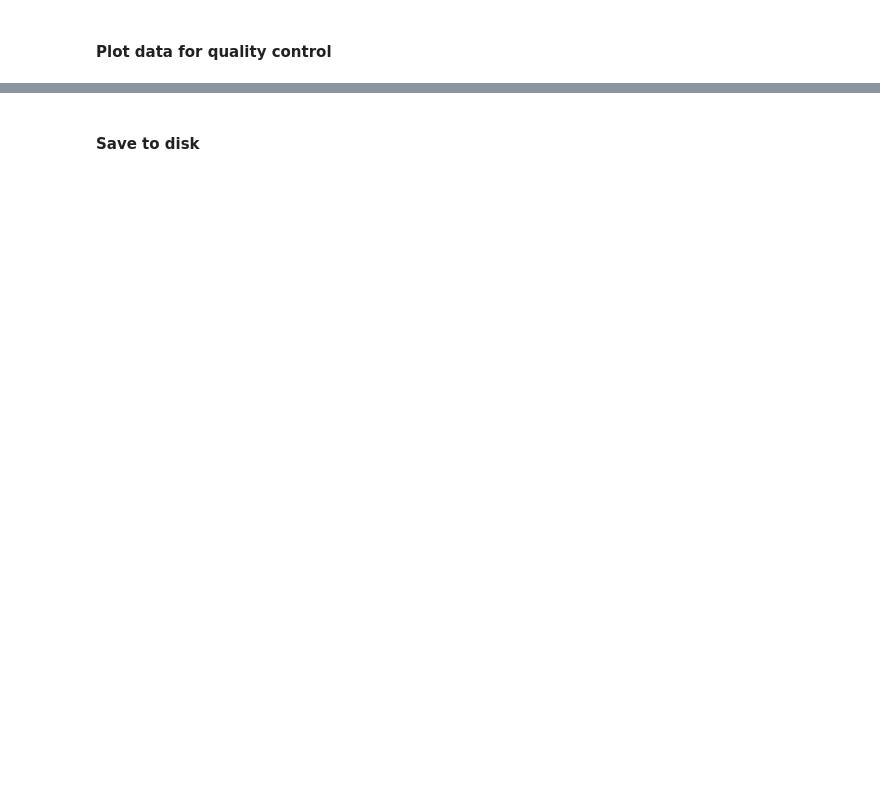
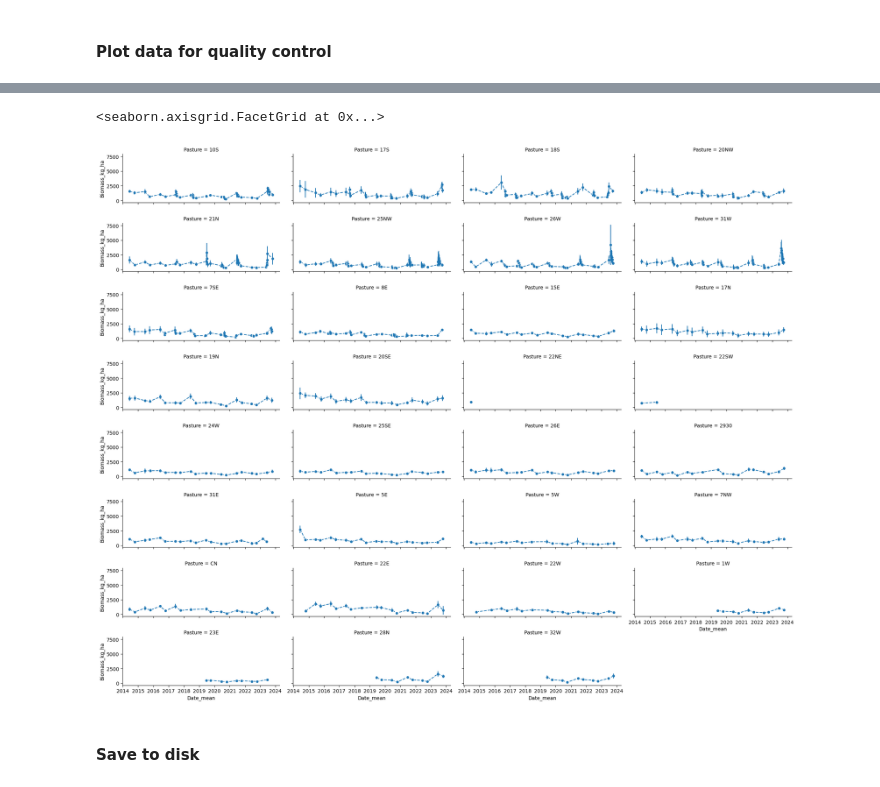
Before and after one commit to kearney-sp/cper_hls_veg_models, a Jupyter notebook: prep_data/prep_vor.ipynb, the cells around one changed output, grey strips where cells are left out. Drawn from its saved outputs; the diff is of its cells as text; code cells hidden in the pictures; blank space fills up the shorter version.

```diff
--- a/prep_data/prep_vor.ipynb
+++ b/prep_data/prep_vor.ipynb
@@ -440,2 +688,9 @@ sns.relplot(x='Date_mean', y='Biomass_kg_ha', col='Pasture', col_wrap=4, kind='l
+# %%
+sns.relplot(x='Date_mean', y='Biomass_kg_ha', col='Pasture', col_wrap=4, kind='line',
+            errorbar='sd', err_style='bars', marker='o', linestyle='dashed', data=df_vor_fnl_plot,
+                height=2, aspect=2.5)
+# %% [output]
+<seaborn.axisgrid.FacetGrid at 0x...>
+[figure, added]
 # %% [markdown]
 #### Save to disk
```
Also changed, not shown: parts of 25 cells of this notebook, 28 other files.
